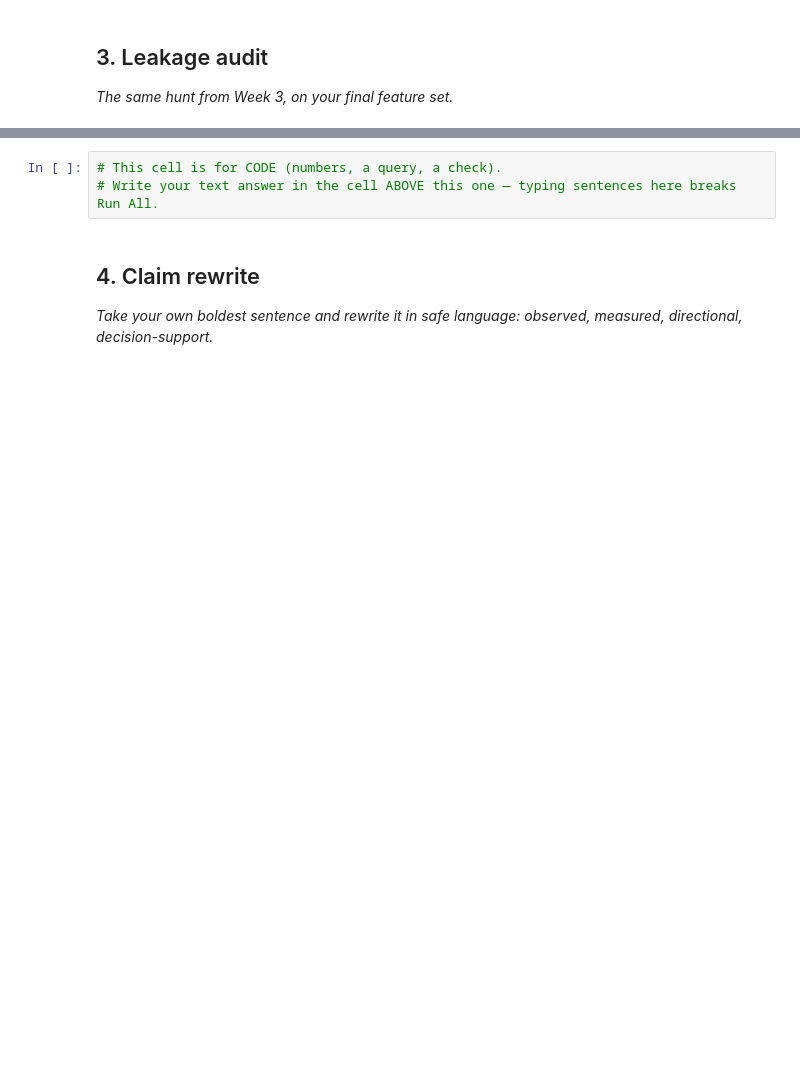
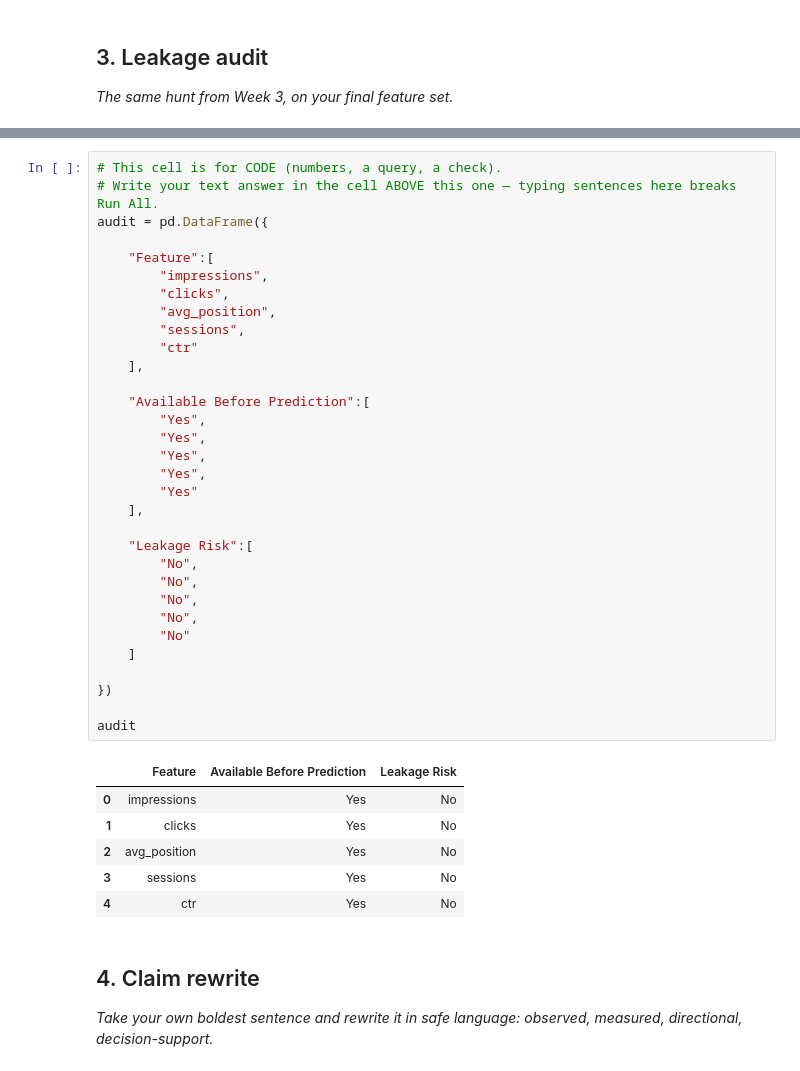
Before and after one commit to Shoaib237124/FlyRank_Internship_ML, a Jupyter notebook: work/notebooks/w06_validation_audit.ipynb, the cells around one changed output, grey strips where cells are left out. Saved outputs shown, nothing was run; the diff lists cells and outputs as text; blank space fills up the shorter version.

```diff
--- a/work/notebooks/w06_validation_audit.ipynb
+++ b/work/notebooks/w06_validation_audit.ipynb
@@ -27,6 +249,42 @@ This skeleton is yours to fill. Work the sections **in order** — each one has
 # %%
 # This cell is for CODE (numbers, a query, a check).
 # Write your text answer in the cell ABOVE this one — typing sentences here breaks Run All.
+audit = pd.DataFrame({
+
+    "Feature":[
+        "impressions",
+        "clicks",
+        "avg_position",
+        "sessions",
+        "ctr"
+    ],
+
+    "Available Before Prediction":[
+        "Yes",
+        "Yes",
+        "Yes",
+        "Yes",
+        "Yes"
+    ],
+
+    "Leakage Risk":[
+        "No",
+        "No",
+        "No",
+        "No",
+        "No"
+    ]
+
+})
+
+audit
+# %% [output]
+|  | Feature | Available Before Prediction | Leakage Risk |
+| 0 | impressions | Yes | No |
+| 1 | clicks | Yes | No |
+| 2 | avg_position | Yes | No |
+| 3 | sessions | Yes | No |
+| 4 | ctr | Yes | No |
 # %% [markdown]
 ## 4. Claim rewrite
 
```
Also changed, not shown: parts of 10 cells of this notebook.
